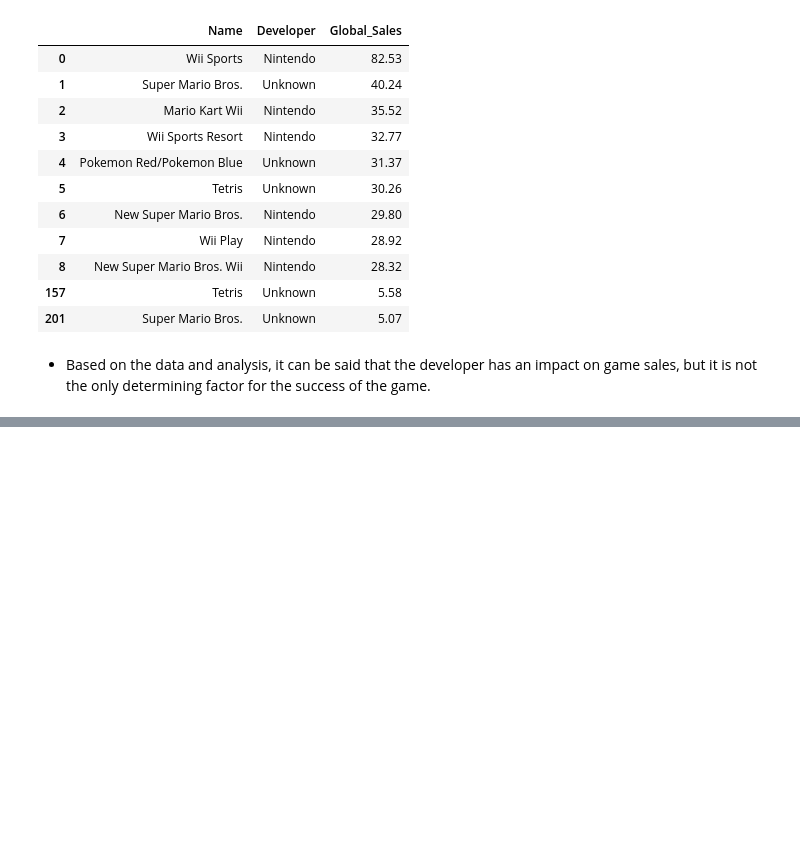
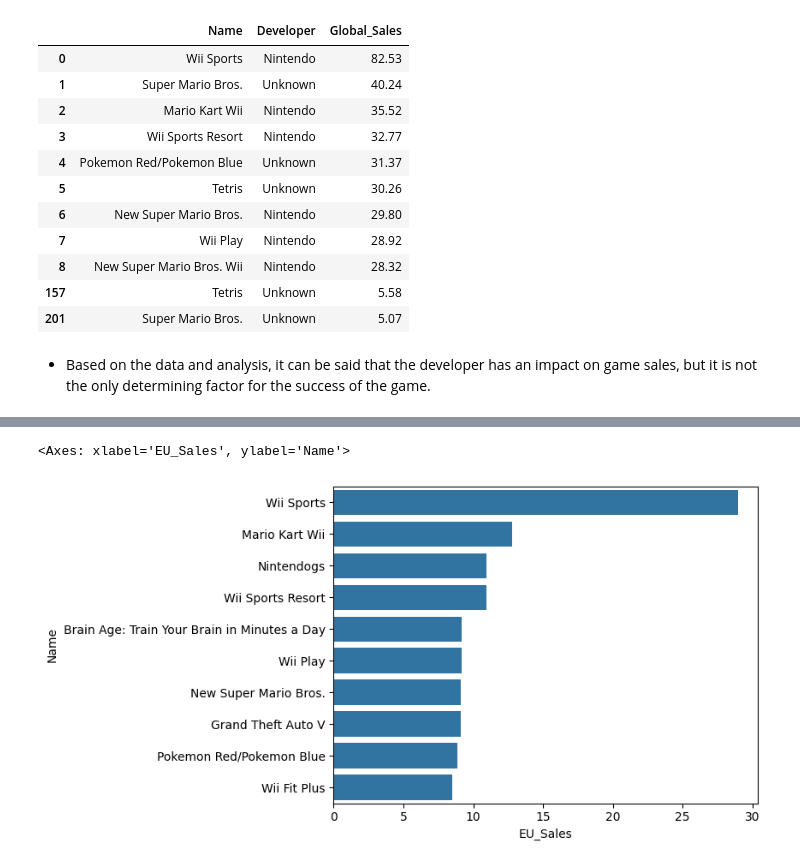
Before and after one commit to gehad-Ahmed30/Data-Analysis, a Jupyter notebook: Video_Games project/main.ipynb, the cells around one changed output, grey strips where cells are left out. Drawn from its saved outputs; the diff is of its cells as text; code cells hidden in the pictures; blank space fills up the shorter version.

```diff
--- a/Video_Games project/main.ipynb
+++ b/Video_Games project/main.ipynb
@@ -549,0 +570,3 @@ data.head()
+# %%
+top_eu_sales=data[['Name','EU_Sales']].sort_values(by='EU_Sales',ascending=False).head(10)
+top_eu_sales
@@ -549,0 +585,5 @@ data.head()
+# %%
+sns.barplot(data=top_eu_sales,x='EU_Sales',y='Name')
+# %% [output]
+<Axes: xlabel='EU_Sales', ylabel='Name'>
+[figure, added]
```
Also changed, not shown: parts of 6 cells of this notebook.
